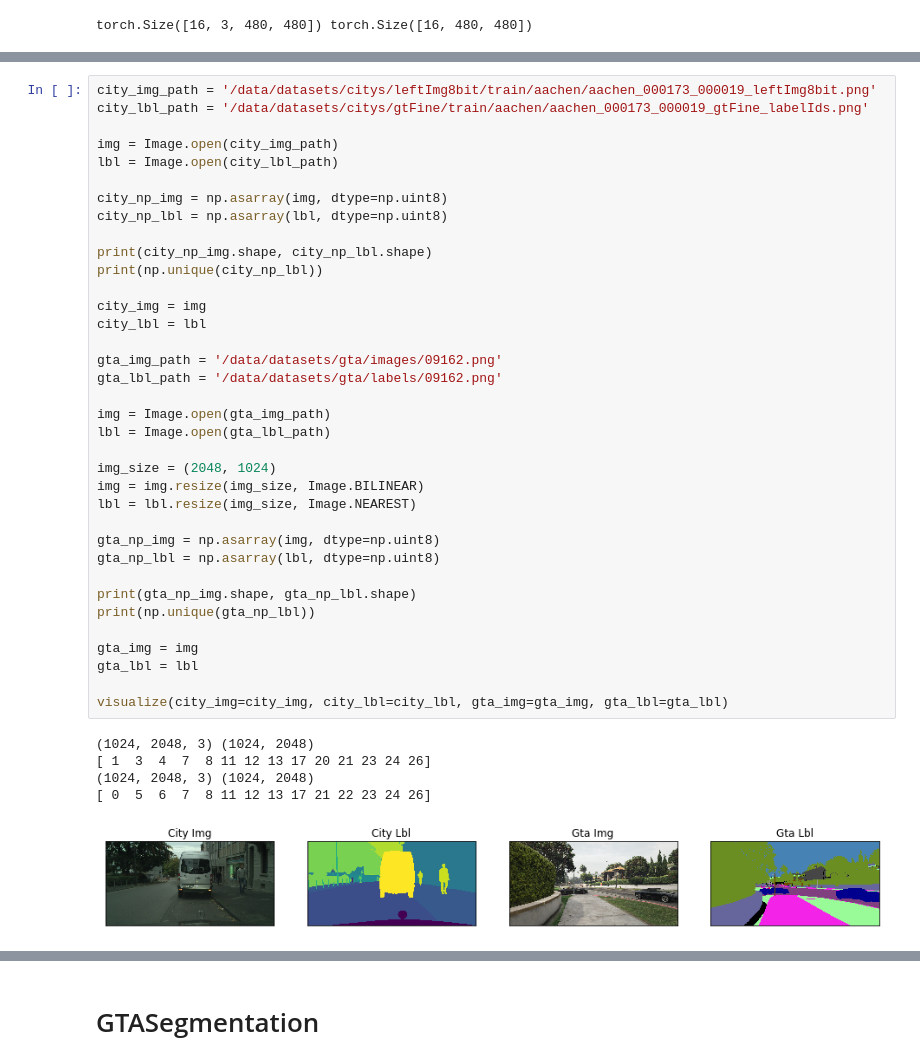
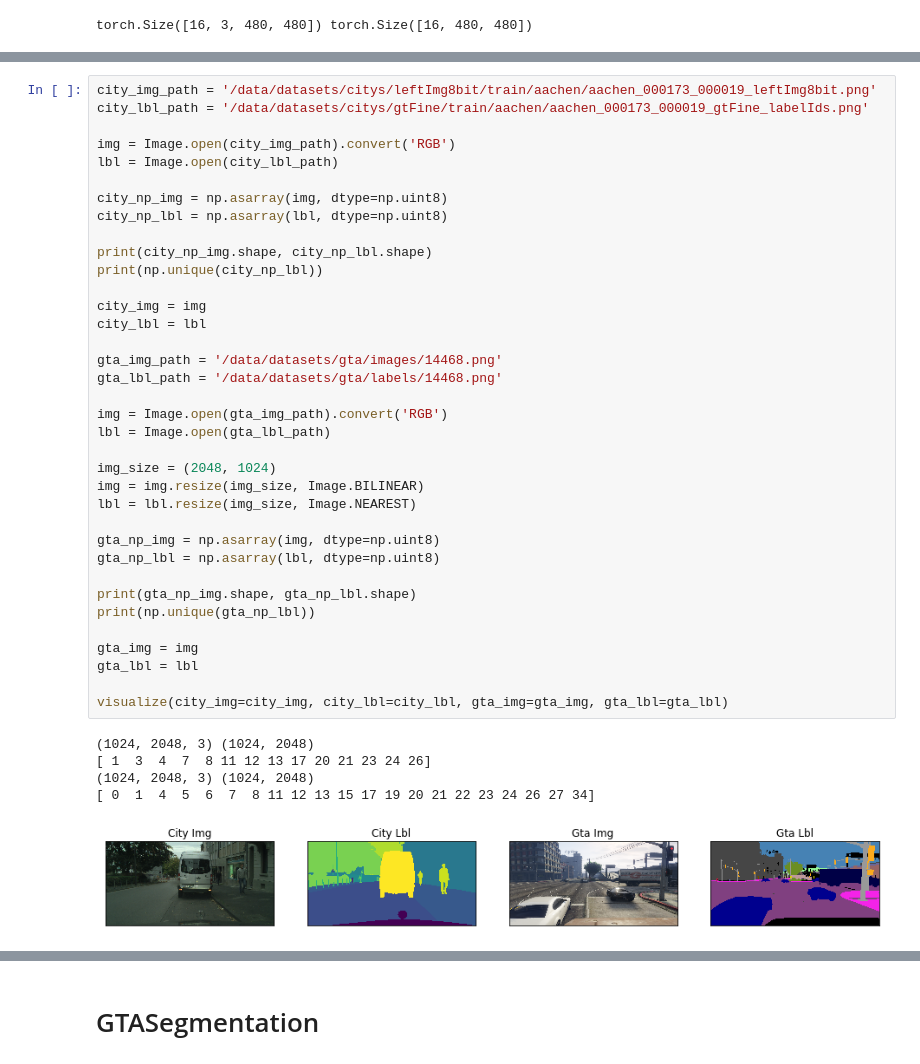
Before and after one commit to hi-space/SSL-Synthetic-Segmentation, a Jupyter notebook: data-scratch.ipynb, the cells around one changed output, grey strips where cells are left out. Saved outputs shown, nothing was run; the diff lists cells and outputs as text.

```diff
--- a/data-scratch.ipynb
+++ b/data-scratch.ipynb
@@ -496,41 +492,41 @@ plt.imshow(np.transpose(sample_image[0,0:3], (1, 2, 0)))
 city_img_path = '/data/datasets/citys/leftImg8bit/train/aachen/aachen_000173_000019_leftImg8bit.png'
 city_lbl_path = '/data/datasets/citys/gtFine/train/aachen/aachen_000173_000019_gtFine_labelIds.png'
 
-img = Image.open(city_img_path)
+img = Image.open(city_img_path).convert('RGB')
 lbl = Image.open(city_lbl_path)
 
 city_np_img = np.asarray(img, dtype=np.uint8)
 city_np_lbl = np.asarray(lbl, dtype=np.uint8)
 
 print(city_np_img.shape, city_np_lbl.shape)
 print(np.unique(city_np_lbl))
 
 city_img = img
 city_lbl = lbl
 
-gta_img_path = '/data/datasets/gta/images/09162.png'
-gta_lbl_path = '/data/datasets/gta/labels/09162.png'
+gta_img_path = '/data/datasets/gta/images/14468.png'
+gta_lbl_path = '/data/datasets/gta/labels/14468.png'
 
-img = Image.open(gta_img_path)
+img = Image.open(gta_img_path).convert('RGB')
 lbl = Image.open(gta_lbl_path)
 
 img_size = (2048, 1024)
 img = img.resize(img_size, Image.BILINEAR)
 lbl = lbl.resize(img_size, Image.NEAREST)
 
 gta_np_img = np.asarray(img, dtype=np.uint8)
 gta_np_lbl = np.asarray(lbl, dtype=np.uint8)
 
 print(gta_np_img.shape, gta_np_lbl.shape)
 print(np.unique(gta_np_lbl))
 
 gta_img = img
 gta_lbl = lbl
 
 visualize(city_img=city_img, city_lbl=city_lbl, gta_img=gta_img, gta_lbl=gta_lbl)
 # %% [output]
 (1024, 2048, 3) (1024, 2048)
 [ 1  3  4  7  8 11 12 13 17 20 21 23 24 26]
 (1024, 2048, 3) (1024, 2048)
-[ 0  5  6  7  8 11 12 13 17 21 22 23 24 26]
+[ 0  1  4  5  6  7  8 11 12 13 15 17 19 20 21 22 23 24 26 27 34]
-[figure, old version]
+[figure, new version]
```
Also changed, not shown: parts of 16 cells of this notebook, 1 other file.
